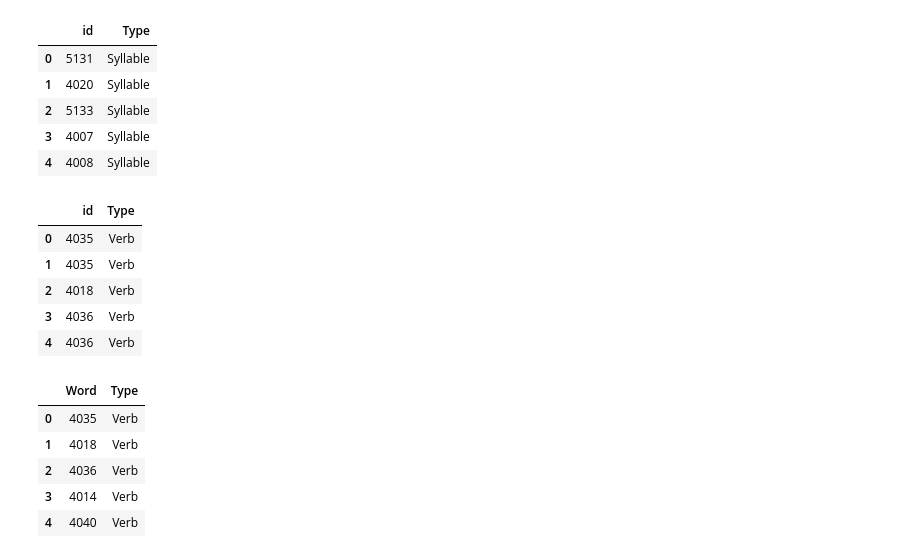
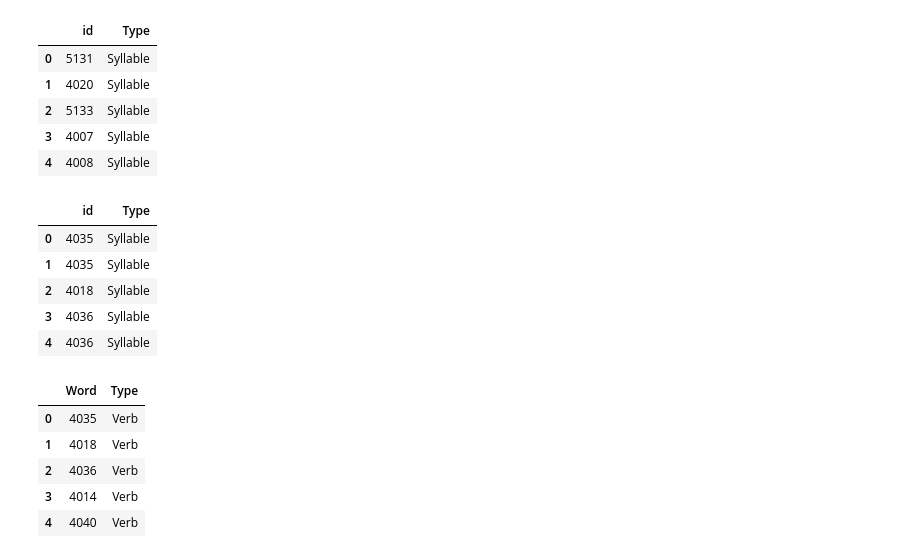
Before and after one commit to Kee2u/Deciphering_the_Indus_Valley_Script, a Jupyter notebook: Statistical_Analysis/Histogram_Probability_Distribution.ipynb, the cells around one changed output. Drawn from its saved outputs; the diff is of its cells as text; code cells hidden in the pictures.

```diff
--- a/Statistical_Analysis/Histogram_Probability_Distribution.ipynb
+++ b/Statistical_Analysis/Histogram_Probability_Distribution.ipynb
@@ -235,23 +235,21 @@ syllables_df.head()
 # %%
 # Reading morphemes from postgreSQL
 morphemes_df = pd.read_sql_table('morphemes_labelled', con=engine)
 morphemes_df.drop(columns="index", inplace=True)
 morphemes_df["id"] = morphemes_df["id"].str.replace('-','')
 
-for i in range(len(morphemes_df["Case"])):
-    if morphemes_df.loc[i, "Case"] != None:
-        morphemes_df.loc[i, "Part of Speech"] = morphemes_df.loc[i, "Case"]
+morphemes_df = morphemes_df[["id"]]
+morphemes_df["Type"] = "Syllable"
 
-morphemes_df = morphemes_df[["id", "Part of Speech"]]
-morphemes_df.rename(columns = {"Part of Speech": "Type"}, inplace=True)
+morphemes_df.dropna(inplace=True)
 morphemes_df.head()
 # %% [output]
 |  | id | Type |
-| 0 | 4035 | Verb |
-| 1 | 4035 | Verb |
-| 2 | 4018 | Verb |
-| 3 | 4036 | Verb |
-| 4 | 4036 | Verb |
+| 0 | 4035 | Syllable |
+| 1 | 4035 | Syllable |
+| 2 | 4018 | Syllable |
+| 3 | 4036 | Syllable |
+| 4 | 4036 | Syllable |
 # %%
 # Concatenating tables
 labelled_logos =  pd.concat([morphemes_df, syllables_df, clitics_df, lemmas_df])
```
Also changed, not shown: parts of 12 cells of this notebook.
